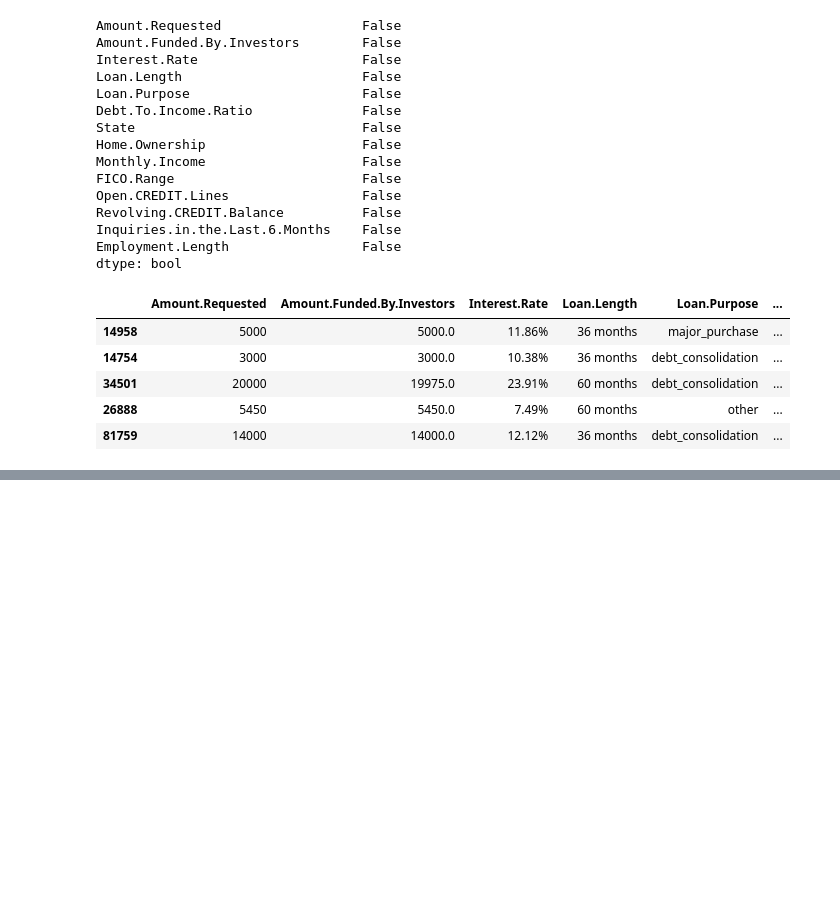
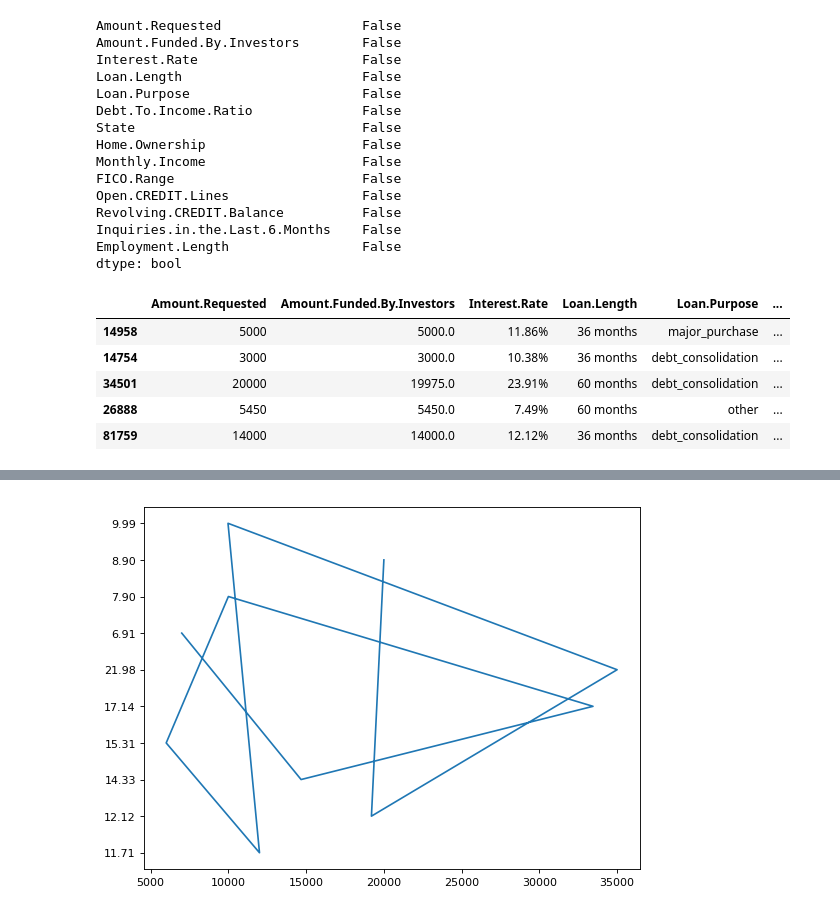
Before and after one commit to priyanshu2411/data-science-handbook-practice, a Jupyter notebook: day 2 practise.ipynb, the cells around one changed output, grey strips where cells are left out. Cells and saved outputs as stored; diff of their text form; code cells hidden in the pictures; blank space fills up the shorter version.

Commit message:
some rough visualization

```diff
--- a/day 2 practise.ipynb
+++ b/day 2 practise.ipynb
@@ -164,0 +172,6 @@ dataset
+# %%
+plt.figure(num=None, figsize=(8, 6), dpi=80, facecolor='w', edgecolor='k')
+plt.plot(dataset['Amount.Funded.By.Investors'][:10],dataset['Interest.Rate'][:10],'-')
+plt.show()
+# %% [output]
+[figure, added]
```
Also changed, not shown: parts of 9 cells of this notebook.
